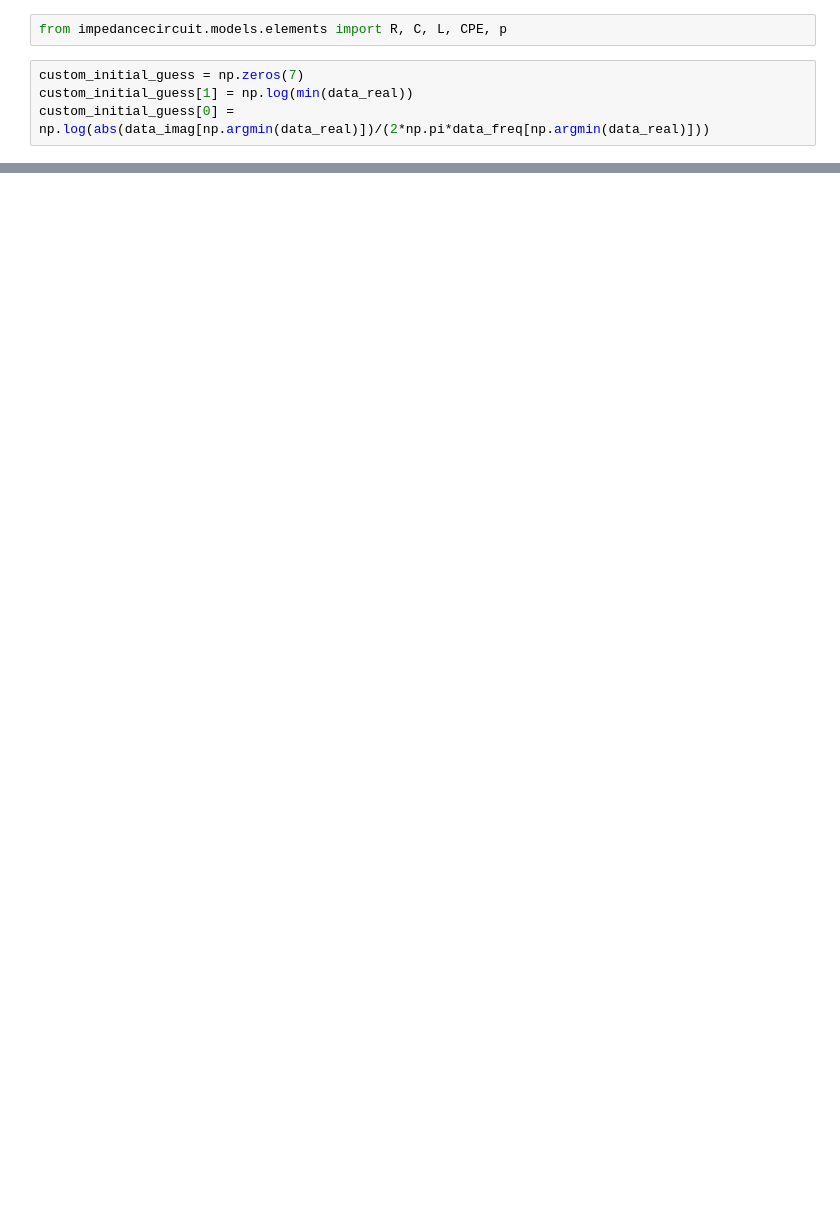
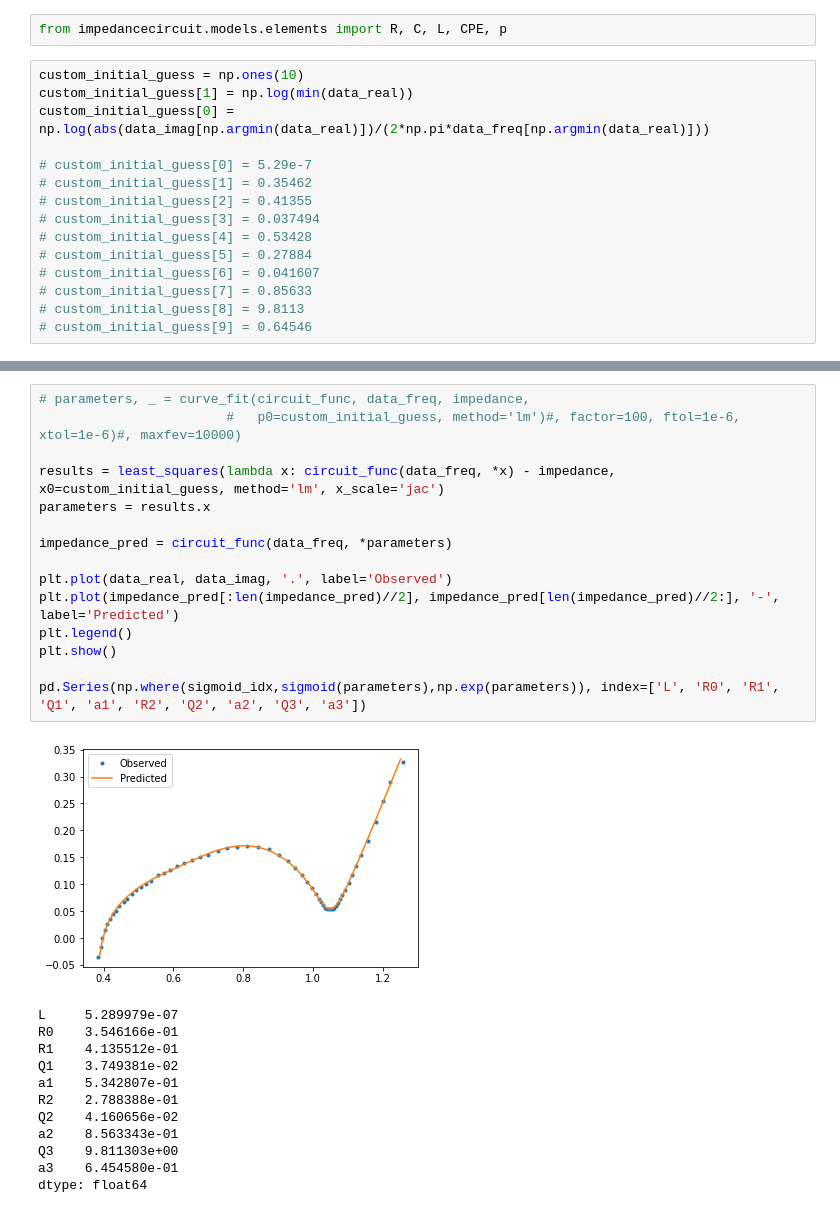
Before and after one commit to seongyoon25/ImpedanceCircuit, a Jupyter notebook: impedancecircuit/examples/Debugging.ipynb, the cells around one changed output, grey strips where cells are left out. Saved outputs shown, nothing was run; the diff lists cells and outputs as text; blank space fills up the shorter version.

```diff
--- a/impedancecircuit/examples/Debugging.ipynb
+++ b/impedancecircuit/examples/Debugging.ipynb
@@ -47,8 +47,19 @@ impedance = np.concatenate([data_real, data_imag])
 # %%
 from impedancecircuit.models.elements import R, C, L, CPE, p
 # %%
-custom_initial_guess = np.zeros(7)
+custom_initial_guess = np.ones(10)
 custom_initial_guess[1] = np.log(min(data_real))
 custom_initial_guess[0] = np.log(abs(data_imag[np.argmin(data_real)])/(2*np.pi*data_freq[np.argmin(data_real)]))
+
+# custom_initial_guess[0] = 5.29e-7
+# custom_initial_guess[1] = 0.35462
+# custom_initial_guess[2] = 0.41355
+# custom_initial_guess[3] = 0.037494
+# custom_initial_guess[4] = 0.53428
+# custom_initial_guess[5] = 0.27884
+# custom_initial_guess[6] = 0.041607
+# custom_initial_guess[7] = 0.85633
+# custom_initial_guess[8] = 9.8113
+# custom_initial_guess[9] = 0.64546
 # %%
 sigmoid_idx = np.zeros(len(custom_initial_guess), dtype=int)
@@ -78,0 +96,28 @@ parameters, _ = curve_fit(circuit_func, data_freq, impedance,
+# %%
+# parameters, _ = curve_fit(circuit_func, data_freq, impedance,
+                        #   p0=custom_initial_guess, method='lm')#, factor=100, ftol=1e-6, xtol=1e-6)#, maxfev=10000)
+
+results = least_squares(lambda x: circuit_func(data_freq, *x) - impedance, x0=custom_initial_guess, method='lm', x_scale='jac')
+parameters = results.x
+
+impedance_pred = circuit_func(data_freq, *parameters)
+
+plt.plot(data_real, data_imag, '.', label='Observed')
+plt.plot(impedance_pred[:len(impedance_pred)//2], impedance_pred[len(impedance_pred)//2:], '-', label='Predicted')
+plt.legend()
+plt.show()
+
+pd.Series(np.where(sigmoid_idx,sigmoid(parameters),np.exp(parameters)), index=['L', 'R0', 'R1', 'Q1', 'a1', 'R2', 'Q2', 'a2', 'Q3', 'a3'])
+# %% [output]
+[figure, added]
+L     5.289979e-07
+R0    3.546166e-01
+R1    4.135512e-01
+Q1    3.749381e-02
+a1    5.342807e-01
+R2    2.788388e-01
+Q2    4.160656e-02
+a2    8.563343e-01
+Q3    9.811303e+00
+a3    6.454580e-01
+dtype: float64
```
Also changed, not shown: parts of 9 cells of this notebook, 3 other files.
